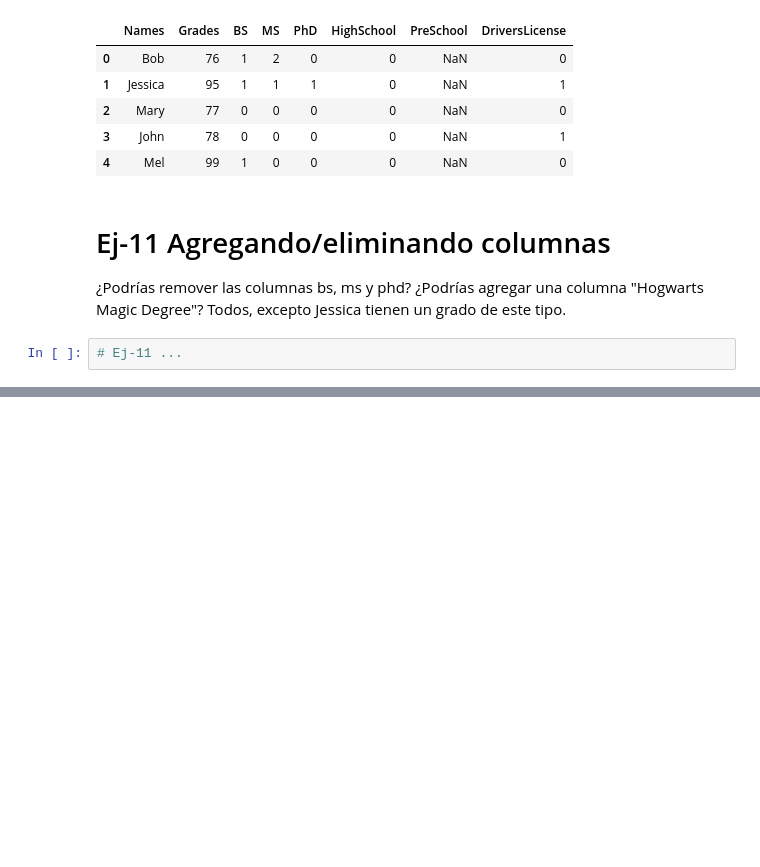
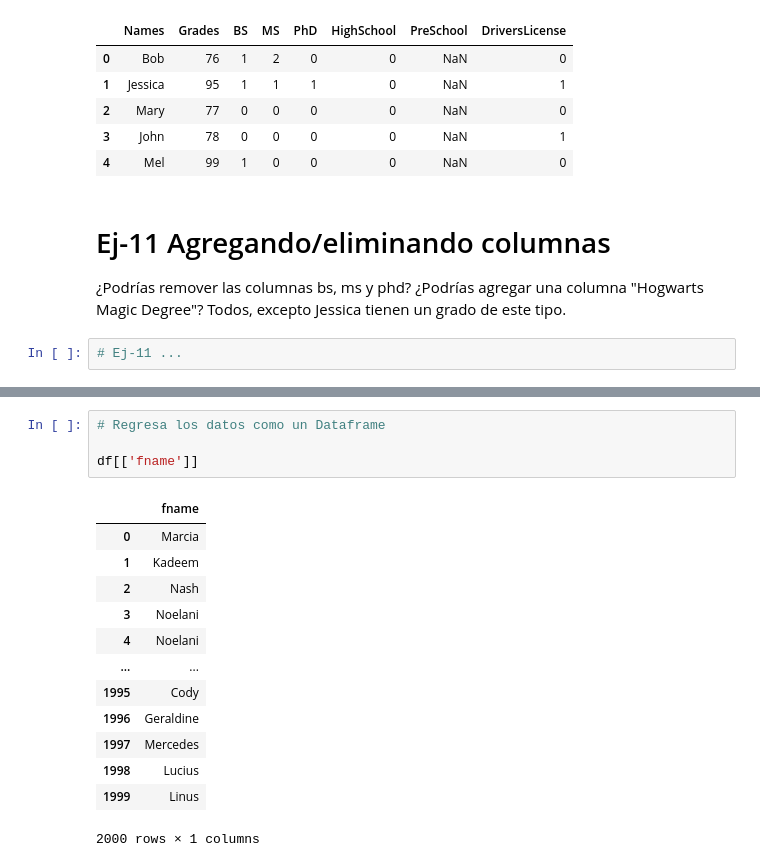
Before and after one commit to MarianaArzapalo/1-ADescDatos, a Jupyter notebook: 01-li-datos.ipynb, the cells around one changed output, grey strips where cells are left out. Drawn from its saved outputs; the diff is of its cells as text; blank space fills up the shorter version.

```diff
--- a/01-li-datos.ipynb
+++ b/01-li-datos.ipynb
@@ -973,0 +1009,18 @@ df
+# %%
+# Regresa los datos como un Dataframe
+
+df[['fname']]
+# %% [output]
+|  | fname |
+| 0 | Marcia |
+| 1 | Kadeem |
+| 2 | Nash |
+| 3 | Noelani |
+| 4 | Noelani |
+| ... | ... |
+| 1995 | Cody |
+| 1996 | Geraldine |
+| 1997 | Mercedes |
+| 1998 | Lucius |
+| 1999 | Linus |
+2000 rows × 1 columns
```
Also changed, not shown: parts of 7 cells of this notebook.
